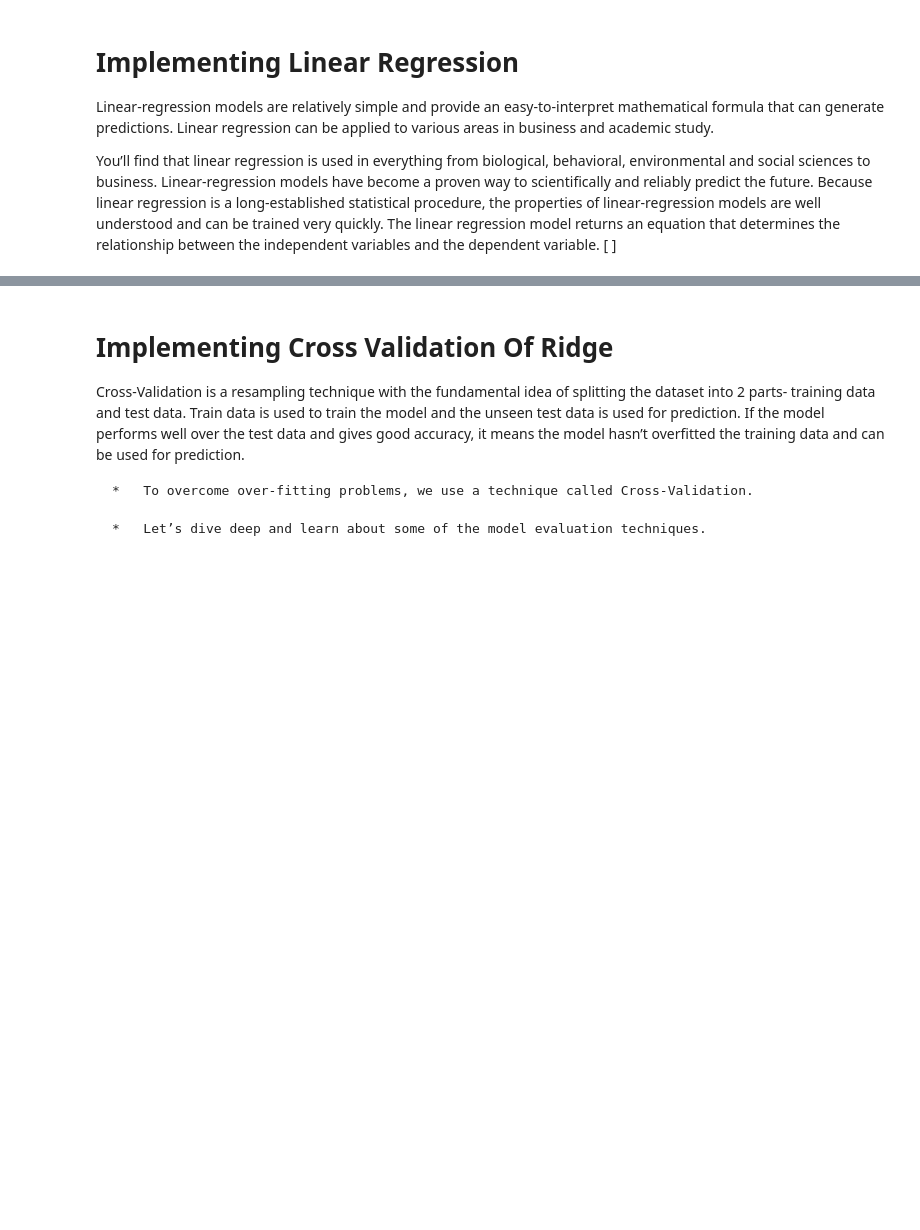
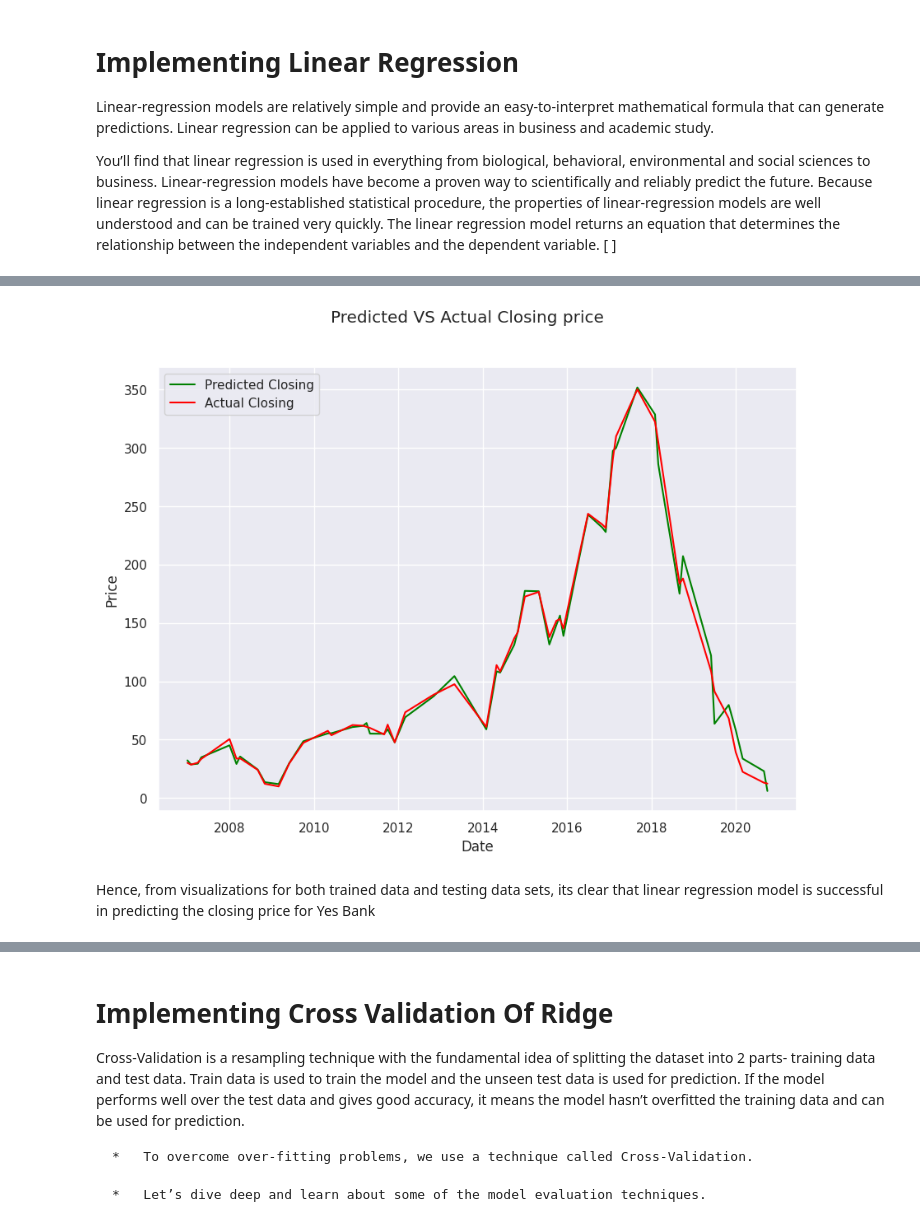
Before and after one commit to DrBharathiTC/Yesbankstockpriceprediction, a Jupyter notebook: Yes_Bank_Stock_Closing_Price_Prediction.ipynb, the cells around one changed output, grey strips where cells are left out. Cells and saved outputs as stored; diff of their text form; code cells hidden in the pictures; blank space fills up the shorter version.

```diff
--- a/Yes_Bank_Stock_Closing_Price_Prediction.ipynb
+++ b/Yes_Bank_Stock_Closing_Price_Prediction.ipynb
@@ -755,0 +555,2 @@ plt.grid(True)
+# %%
+y_pred_test= regressor.predict(X_test) #predicting value of closing price
@@ -755,0 +616,7 @@ plt.grid(True)
+# %%
+plotter(y_test,y_pred_test)
+# %% [output]
+[figure, added]
+# %% [markdown]
+
+Hence, from visualizations for both trained data and testing data sets, its clear that linear regression model is successful in predicting the closing price for Yes Bank
```
Also changed, not shown: parts of 104 cells of this notebook.
